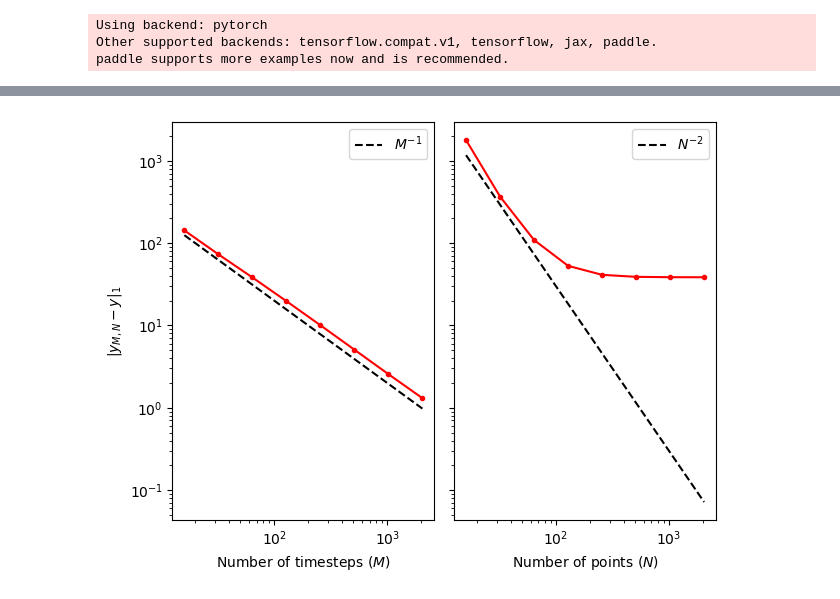
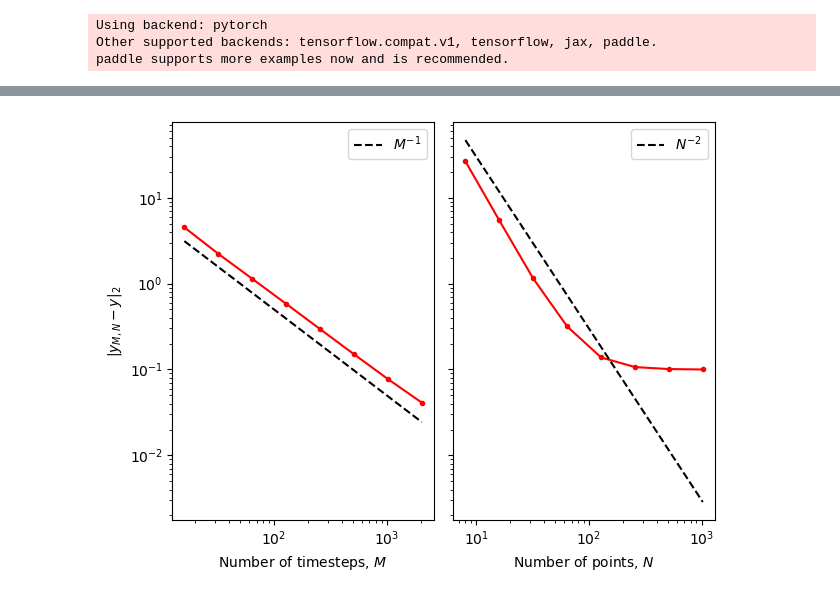
Before and after one commit to xietao-wanglin/elastic-filaments, a Jupyter notebook: figures.ipynb, the cells around one changed output, grey strips where cells are left out. Drawn from its saved outputs; the diff is of its cells as text; code cells hidden in the pictures.

```diff
--- a/figures.ipynb
+++ b/figures.ipynb
@@ -66,10 +81,10 @@ for k, m in enumerate(ms):
     dom = np.linspace(0, length, 2000)
     y_full = np.interp(dom, x, y[-1])
     analytical = analytical_y(G=1, l0=(1/4)**(1/4), L=10*(1/4)**(1/4), f=4, x=dom, t=t[-1])
-    time_errors[k] = np.abs(np.real(y_full) - np.real(analytical)).sum()
+    time_errors[k] = np.power(np.real(y_full) - np.real(analytical), 2).sum()
 
 p = 12
-ns = [2**x for x in range(4, p)]
+ns = [2**x for x in range(4-1, p-1)]
 space_errors = np.zeros(p-4)
 for k, n in enumerate(ns):
     sim = Simulation(timesteps=100000,
@@ -81,4 +96,4 @@ for k, n in enumerate(ns):
     dom = np.linspace(0, length, 200000)
     y_full = np.interp(dom, x, y[-1])
     analytical = analytical_y(G=1, l0=(1/4)**(1/4), L=10*(1/4)**(1/4), f=4, x=dom, t=t[-1])
-    space_errors[k] = np.abs(np.real(y_full) - np.real(analytical)).sum()
+    space_errors[k] = np.power(np.real(y_full) - np.real(analytical), 2).sum()
@@ -85,16 +123,16 @@ for k, n in enumerate(ns):
 # %%
 f, ax = plt.subplots(1, 2, sharey=True,)
-ax[0].loglog(ms, time_errors, color='red', marker='.')
-ax[0].loglog(ms, 2000*1/np.power(ms, 1), linestyle='--', color='black', label='$M^{-1}$')
-ax[0].set_xlabel('Number of timesteps ($M$)')
-ax[0].set_ylabel('$|y_{M,N} - y|_1$')
+ax[0].loglog(ms, np.sqrt(time_errors), color='red', marker='.')
+ax[0].loglog(ms, 50*1/np.power(ms, 1), linestyle='--', color='black', label='$M^{-1}$')
+ax[0].set_xlabel('Number of timesteps, $M$')
+ax[0].set_ylabel('$|y_{M,N} - y|_2$')
 ax[0].legend()
 
-ax[1].loglog(ns, space_errors, color='red', marker='.')
-ax[1].loglog(ns, 300000*1/np.power(ns, 2), linestyle='--', color='black', label='$N^{-2}$')
-ax[1].set_xlabel('Number of points ($N$)')
+ax[1].loglog(ns, np.sqrt(space_errors), color='red', marker='.')
+ax[1].loglog(ns, 3000*1/np.power(ns, 2), linestyle='--', color='black', label='$N^{-2}$')
+ax[1].set_xlabel('Number of points, $N$')
 ax[1].legend()
 f.tight_layout()
 plt.savefig('./figures/all_errors.png', bbox_inches='tight')
 # %% [output]
-[figure, old version]
+[figure, new version]
```
Also changed, not shown: parts of 36 cells of this notebook, 2 other files.
